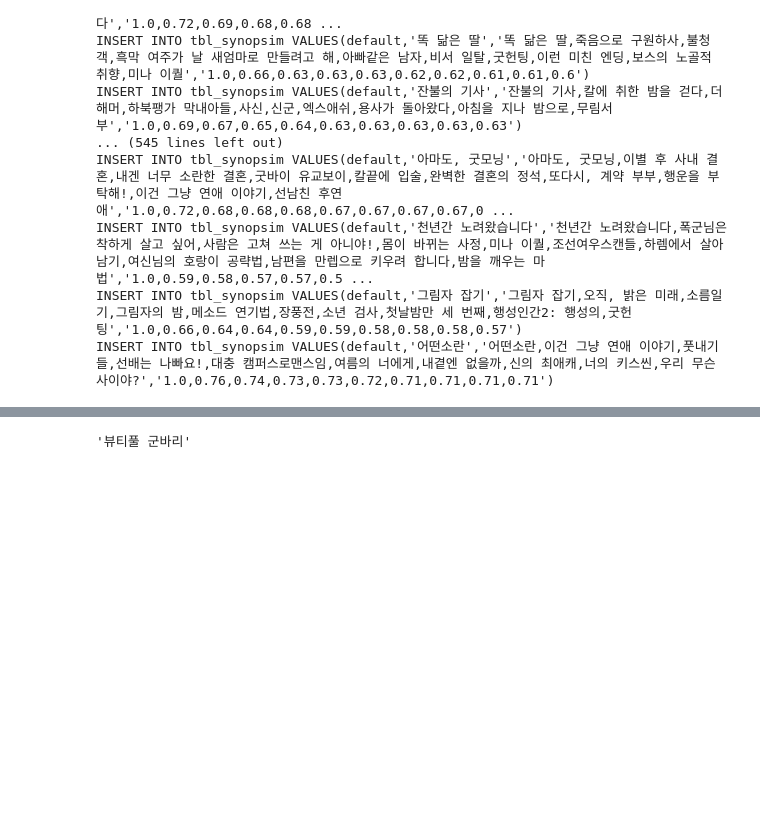
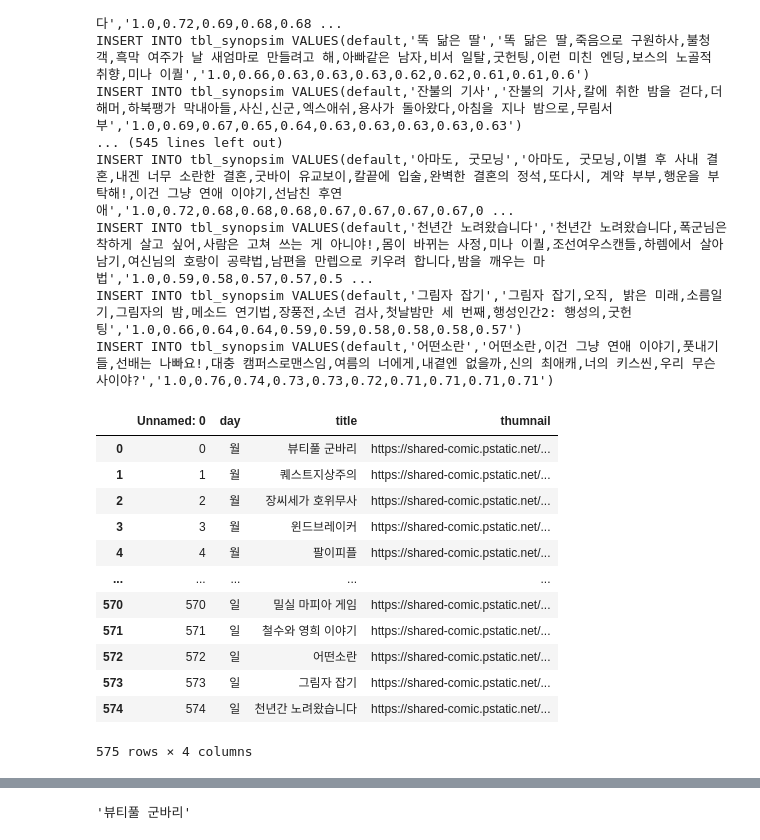
Before and after one commit to 2022-SMHRD-SW-DataDesign-1/four-leaf-clover, a Jupyter notebook: deep-learning/input_csv_to_db.ipynb, the cells around one changed output, grey strips where cells are left out. Cells and saved outputs as stored; diff of their text form; code cells hidden in the pictures; blank space fills up the shorter version.

```diff
--- a/deep-learning/input_csv_to_db.ipynb
+++ b/deep-learning/input_csv_to_db.ipynb
@@ -111,0 +112,16 @@ INSERT INTO tbl_synopsim VALUES(default,'어떤소란','어떤소란,이건 그
+# %%
+big_thumnail_df
+# %% [output]
+|  | Unnamed: 0 | day | title | thumnail |
+| 0 | 0 | 월 | 뷰티풀 군바리 | https://shared-comic.pstatic.net/... |
+| 1 | 1 | 월 | 퀘스트지상주의 | https://shared-comic.pstatic.net/... |
+| 2 | 2 | 월 | 장씨세가 호위무사 | https://shared-comic.pstatic.net/... |
+| 3 | 3 | 월 | 윈드브레이커 | https://shared-comic.pstatic.net/... |
+| 4 | 4 | 월 | 팔이피플 | https://shared-comic.pstatic.net/... |
+| ... | ... | ... | ... | ... |
+| 570 | 570 | 일 | 밀실 마피아 게임 | https://shared-comic.pstatic.net/... |
+| 571 | 571 | 일 | 철수와 영희 이야기 | https://shared-comic.pstatic.net/... |
+| 572 | 572 | 일 | 어떤소란 | https://shared-comic.pstatic.net/... |
+| 573 | 573 | 일 | 그림자 잡기 | https://shared-comic.pstatic.net/... |
+| 574 | 574 | 일 | 천년간 노려왔습니다 | https://shared-comic.pstatic.net/... |
+575 rows × 4 columns
```
Also changed, not shown: parts of 7 cells of this notebook, 4 other files.
